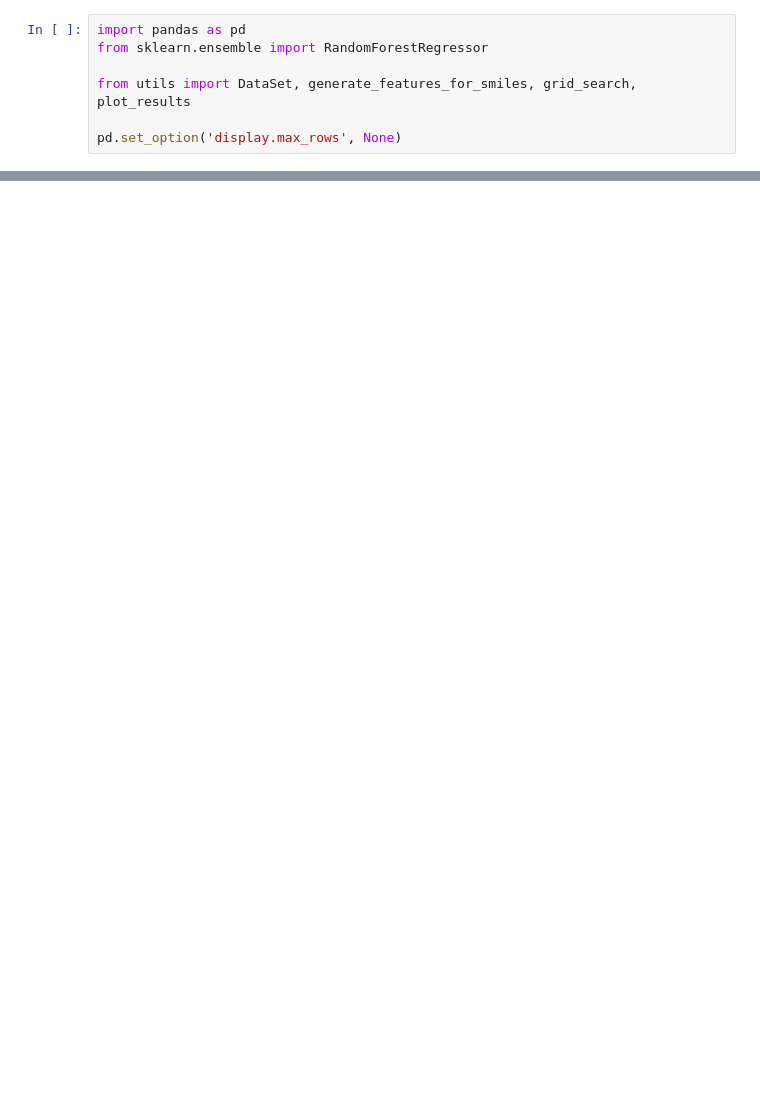
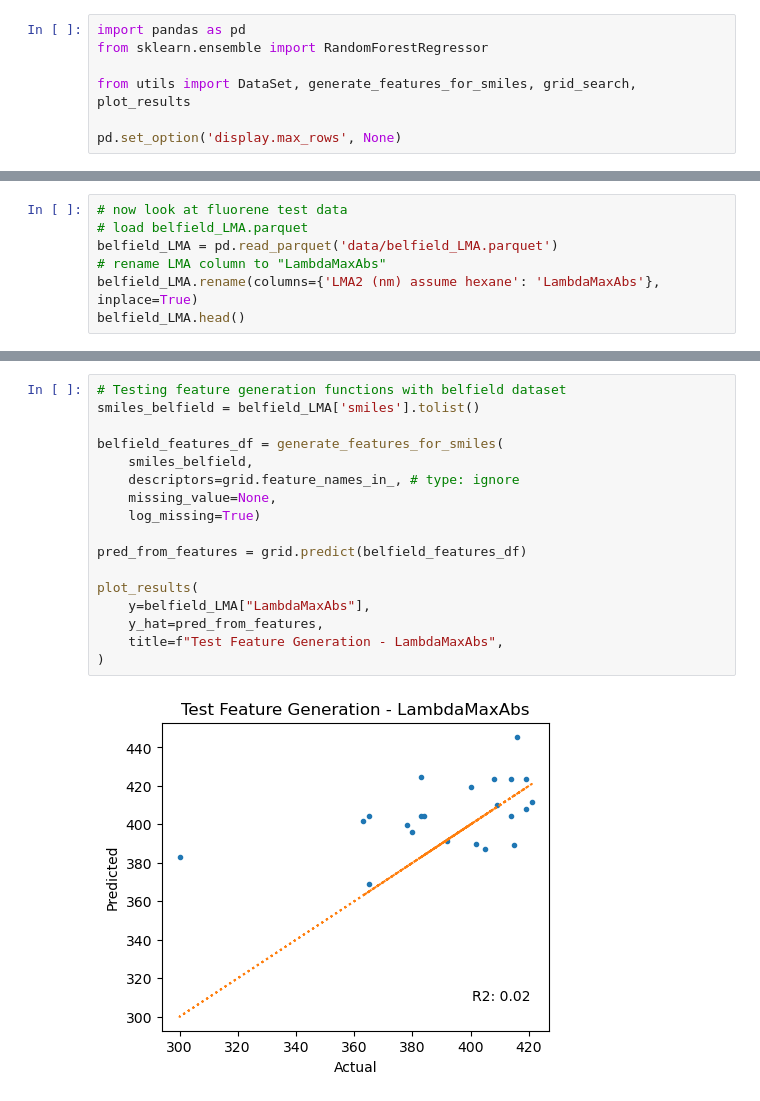
Before and after one commit to ChrisCollison/spectrum, a Jupyter notebook: lma_model.ipynb, the cells around one changed output, grey strips where cells are left out. Cells and saved outputs as stored; diff of their text form; blank space fills up the shorter version.

Commit message:
Added predictions from belfield LMA data

```diff
--- a/lma_model.ipynb
+++ b/lma_model.ipynb
@@ -50,0 +80,7 @@ plot_results(
+# %%
+# now look at fluorene test data
+# load belfield_LMA.parquet
+belfield_LMA = pd.read_parquet('data/belfield_LMA.parquet')
+# rename LMA column to "LambdaMaxAbs"
+belfield_LMA.rename(columns={'LMA2 (nm) assume hexane': 'LambdaMaxAbs'}, inplace=True)
+belfield_LMA.head()
@@ -50,0 +94,19 @@ plot_results(
+# %%
+# Testing feature generation functions with belfield dataset
+smiles_belfield = belfield_LMA['smiles'].tolist()
+
+belfield_features_df = generate_features_for_smiles(
+    smiles_belfield,
+    descriptors=grid.feature_names_in_, # type: ignore
+    missing_value=None,
+    log_missing=True)
+
+pred_from_features = grid.predict(belfield_features_df)
+
+plot_results(
+    y=belfield_LMA["LambdaMaxAbs"],
+    y_hat=pred_from_features,
+    title=f"Test Feature Generation - LambdaMaxAbs",
+)
+# %% [output]
+[figure, added]
```
Also changed, not shown: parts of 5 cells of this notebook.
